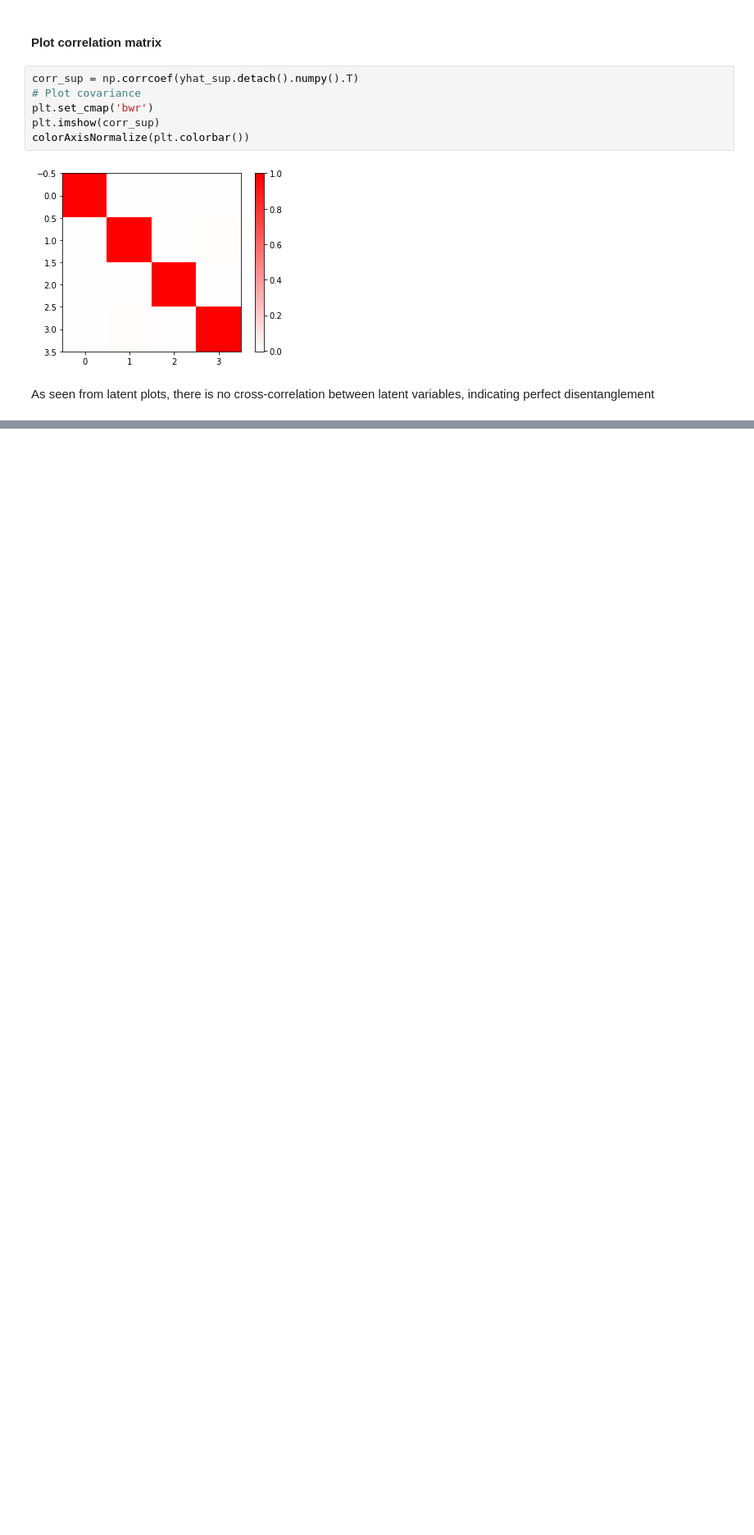
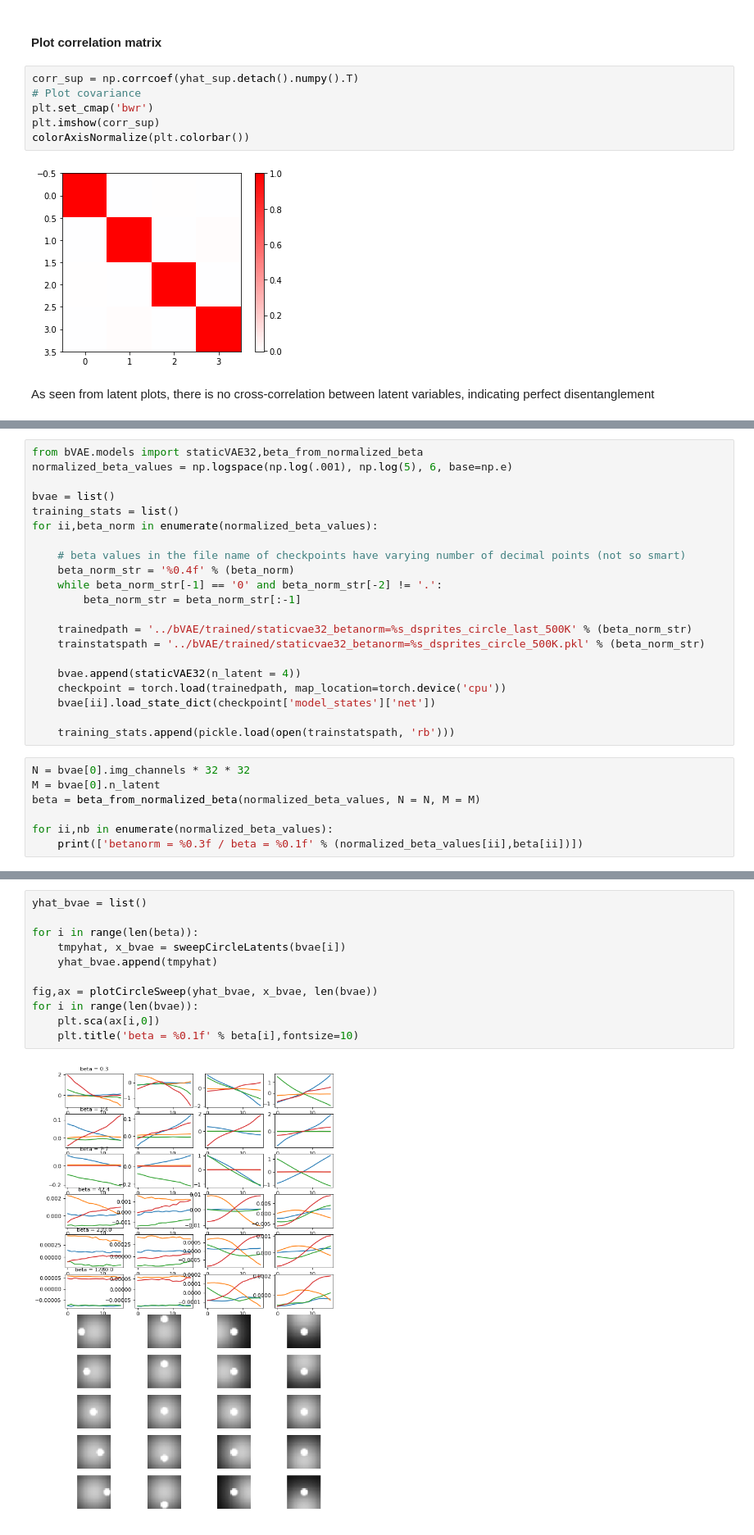
Before and after one commit to zahariaa/disentangled-dynamics, a Jupyter notebook: src/analyses/Entanglement analysis.ipynb, the cells around one changed output, grey strips where cells are left out. Shown at 82% size. Saved outputs shown, nothing was run; the diff lists cells and outputs as text; blank space fills up the shorter version.

```diff
--- a/src/analyses/Entanglement analysis.ipynb
+++ b/src/analyses/Entanglement analysis.ipynb
@@ -97,0 +86,28 @@ As seen from latent plots, there is no cross-correlation between latent variable
+# %%
+from bVAE.models import staticVAE32,beta_from_normalized_beta
+normalized_beta_values = np.logspace(np.log(.001), np.log(5), 6, base=np.e)
+
+bvae = list()
+training_stats = list()
+for ii,beta_norm in enumerate(normalized_beta_values):
+
+    # beta values in the file name of checkpoints have varying number of decimal points (not so smart)
+    beta_norm_str = '%0.4f' % (beta_norm)
+    while beta_norm_str[-1] == '0' and beta_norm_str[-2] != '.':
+        beta_norm_str = beta_norm_str[:-1]
+
+    trainedpath = '../bVAE/trained/staticvae32_betanorm=%s_dsprites_circle_last_500K' % (beta_norm_str)
+    trainstatspath = '../bVAE/trained/staticvae32_betanorm=%s_dsprites_circle_500K.pkl' % (beta_norm_str)
+
+    bvae.append(staticVAE32(n_latent = 4))
+    checkpoint = torch.load(trainedpath, map_location=torch.device('cpu'))
+    bvae[ii].load_state_dict(checkpoint['model_states']['net'])
+
+    training_stats.append(pickle.load(open(trainstatspath, 'rb')))
+# %%
+N = bvae[0].img_channels * 32 * 32
+M = bvae[0].n_latent
+beta = beta_from_normalized_beta(normalized_beta_values, N = N, M = M)
+
+for ii,nb in enumerate(normalized_beta_values):
+    print(['betanorm = %0.3f / beta = %0.1f' % (normalized_beta_values[ii],beta[ii])])
@@ -97,0 +121,13 @@ As seen from latent plots, there is no cross-correlation between latent variable
+# %%
+yhat_bvae = list()
+
+for i in range(len(beta)):
+    tmpyhat, x_bvae = sweepCircleLatents(bvae[i])
+    yhat_bvae.append(tmpyhat)
+
+fig,ax = plotCircleSweep(yhat_bvae, x_bvae, len(bvae))
+for i in range(len(bvae)):
+    plt.sca(ax[i,0])
+    plt.title('beta = %0.1f' % beta[i],fontsize=10)
+# %% [output]
+[figure, added]
```
Also changed, not shown: parts of 16 cells of this notebook, 1 other file.
